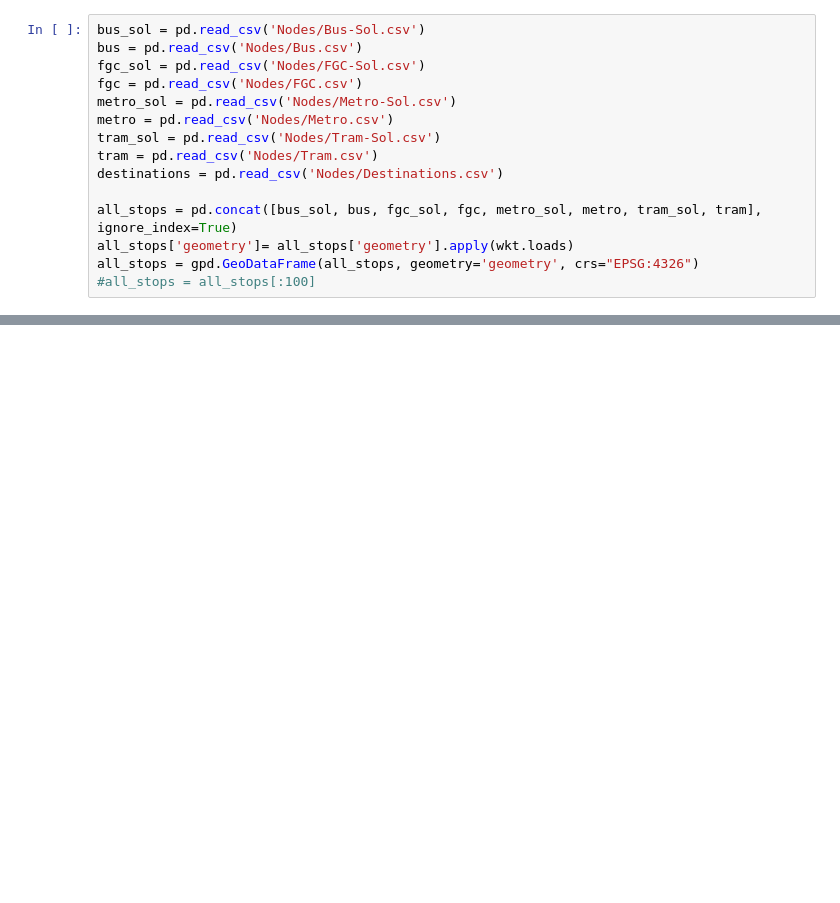
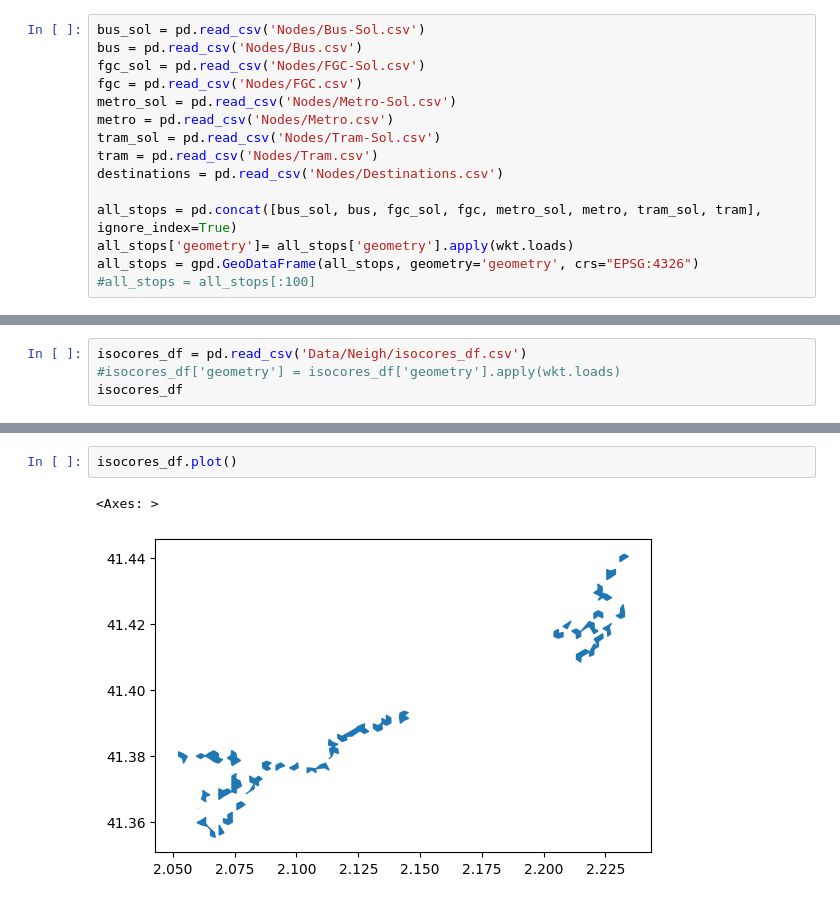
Before and after one commit to bmantepe/stop-location, a Jupyter notebook: 12-Edges-Exchange-Isochrones.ipynb, the cells around one changed output, grey strips where cells are left out. Drawn from its saved outputs; the diff is of its cells as text; blank space fills up the shorter version.

```diff
--- a/12-Edges-Exchange-Isochrones.ipynb
+++ b/12-Edges-Exchange-Isochrones.ipynb
@@ -366,0 +117,4 @@ different_stops['origin_stop_id'].unique()
+# %%
+isocores_df = pd.read_csv('Data/Neigh/isocores_df.csv')
+#isocores_df['geometry'] = isocores_df['geometry'].apply(wkt.loads)
+isocores_df
@@ -366,0 +155,5 @@ different_stops['origin_stop_id'].unique()
+# %%
+isocores_df.plot()
+# %% [output]
+<Axes: >
+[figure, added]
```
Also changed, not shown: parts of 38 cells of this notebook, 16 other files.
